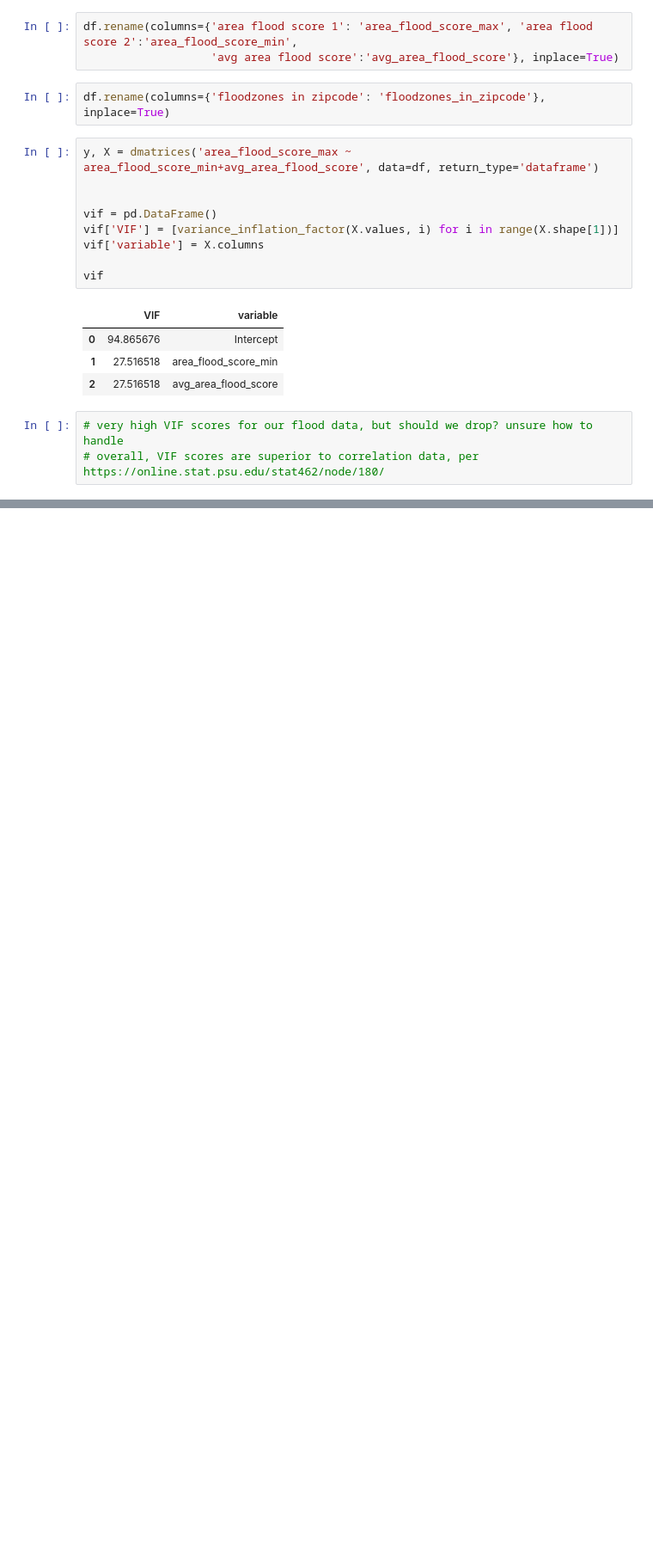
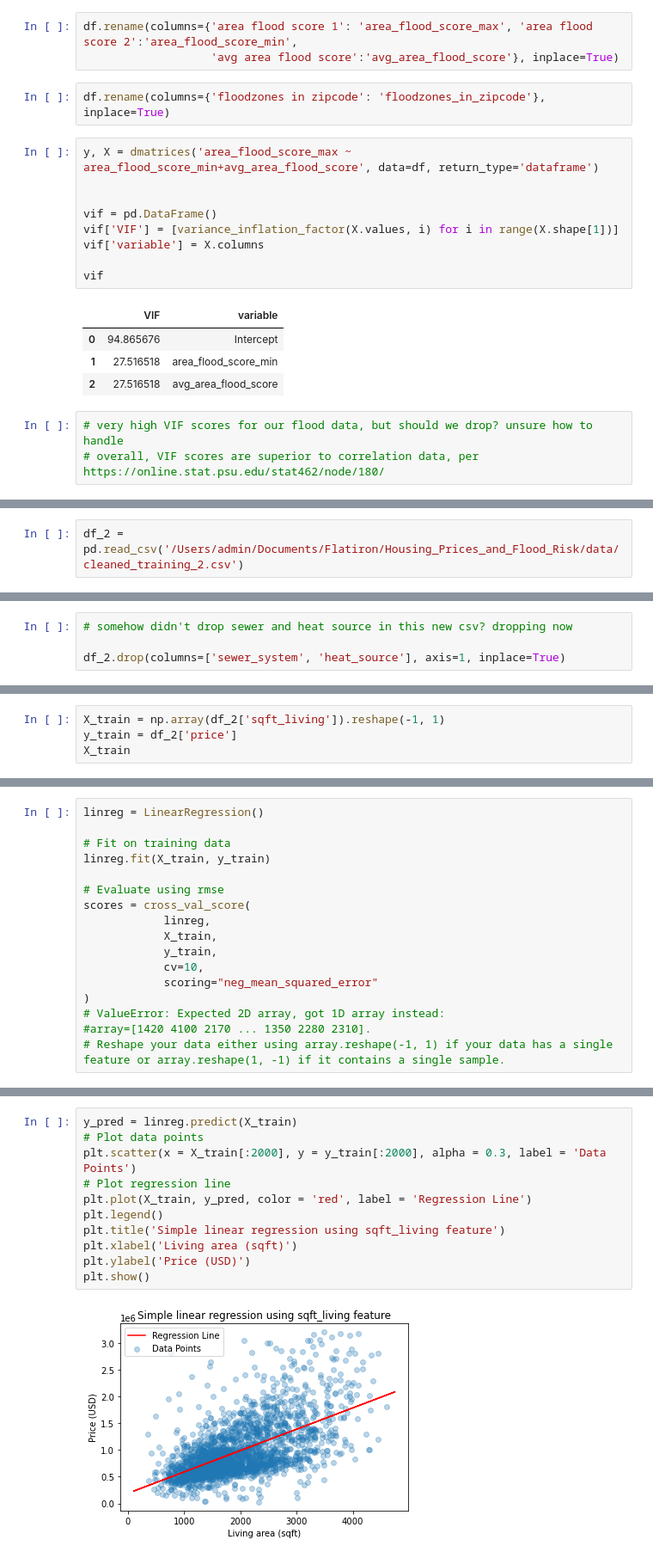
Before and after one commit to Lou-Hines/Housing_Prices_and_Flood_Risk, a Jupyter notebook: EDA-Hines-5 (Regressions).ipynb, the cells around one changed output, grey strips where cells are left out. Shown at 86% size. Drawn from its saved outputs; the diff is of its cells as text; blank space fills up the shorter version.

Commit message:
committing latest regressions

```diff
--- a/EDA-Hines-5 (Regressions).ipynb
+++ b/EDA-Hines-5 (Regressions).ipynb
@@ -147,0 +154,2 @@ vif
+# %%
+df_2 = pd.read_csv('/Users/admin/Documents/Flatiron/Housing_Prices_and_Flood_Risk/data/cleaned_training_2.csv')
@@ -147,0 +185,4 @@ vif
+# %%
+# somehow didn't drop sewer and heat source in this new csv? dropping now
+
+df_2.drop(columns=['sewer_system', 'heat_source'], axis=1, inplace=True)
@@ -147,0 +201,4 @@ vif
+# %%
+X_train = np.array(df_2['sqft_living']).reshape(-1, 1)
+y_train = df_2['price']
+X_train
@@ -147,0 +242,17 @@ vif
+# %%
+linreg = LinearRegression()
+
+# Fit on training data
+linreg.fit(X_train, y_train)
+
+# Evaluate using rmse
+scores = cross_val_score(
+            linreg,
+            X_train,
+            y_train,
+            cv=10,
+            scoring="neg_mean_squared_error"
+)
+# ValueError: Expected 2D array, got 1D array instead:
+#array=[1420 4100 2170 ... 1350 2280 2310].
+# Reshape your data either using array.reshape(-1, 1) if your data has a single feature or array.reshape(1, -1) if it contains a single sample.
@@ -147,0 +274,13 @@ vif
+# %%
+y_pred = linreg.predict(X_train)
+# Plot data points
+plt.scatter(x = X_train[:2000], y = y_train[:2000], alpha = 0.3, label = 'Data Points')
+# Plot regression line
+plt.plot(X_train, y_pred, color = 'red', label = 'Regression Line')
+plt.legend()
+plt.title('Simple linear regression using sqft_living feature')
+plt.xlabel('Living area (sqft)')
+plt.ylabel('Price (USD)')
+plt.show()
+# %% [output]
+[figure, added]
```
Also changed, not shown: parts of 24 cells of this notebook.
